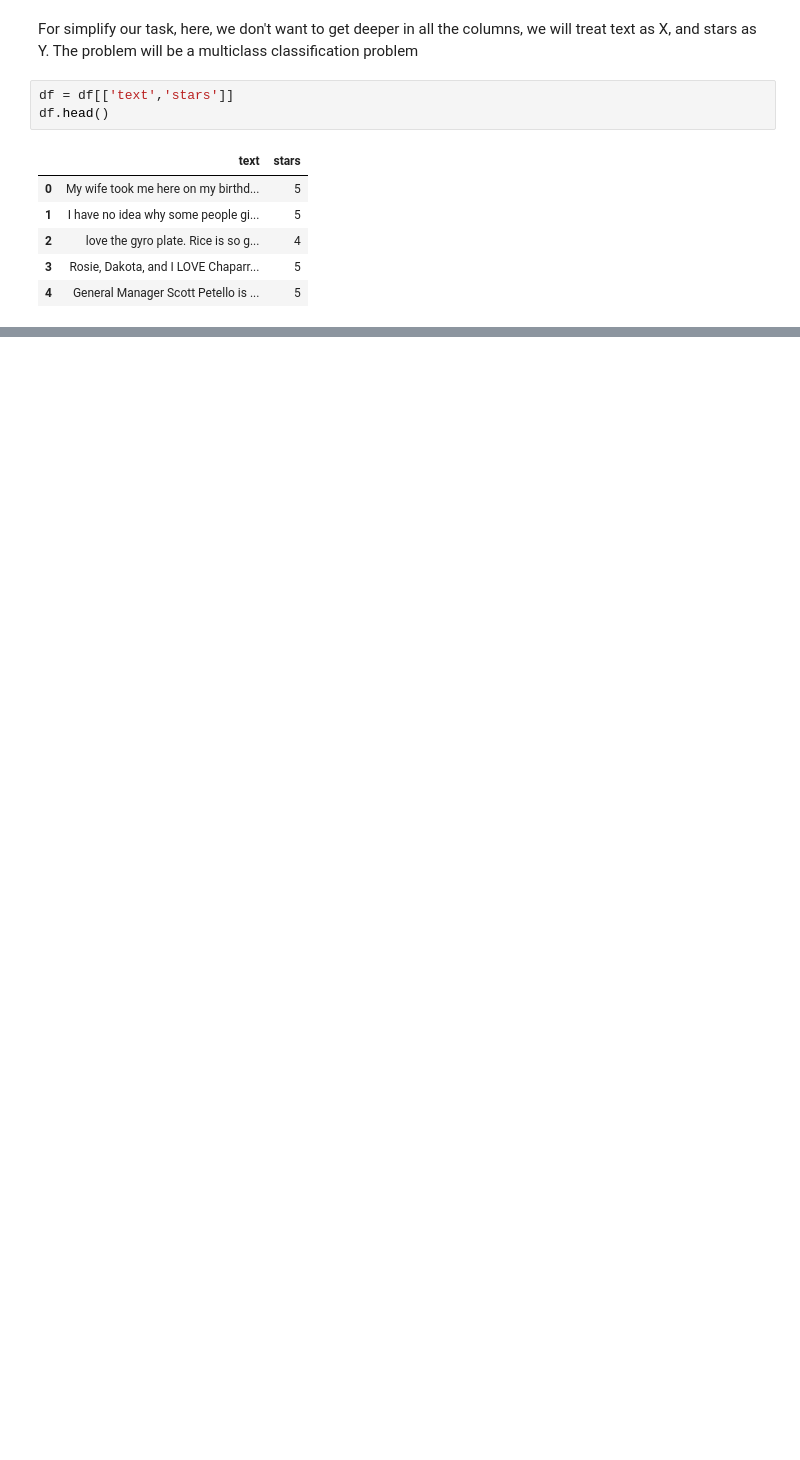
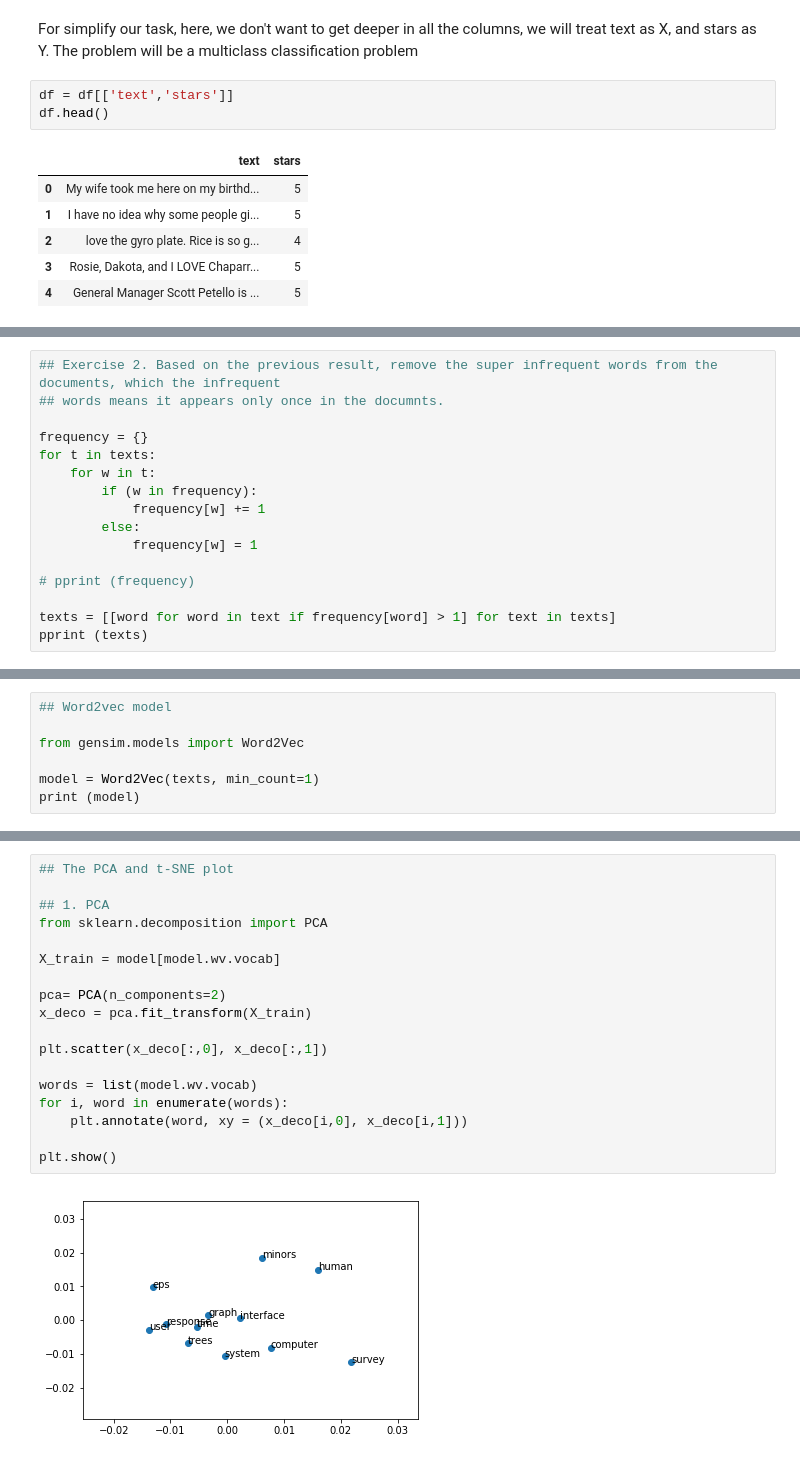
Before and after one commit to dangspin/Deep_learning_study, a Jupyter notebook: Big_Exercise.ipynb, the cells around one changed output, grey strips where cells are left out. Saved outputs shown, nothing was run; the diff lists cells and outputs as text; blank space fills up the shorter version.

Commit message:
add some new exercise

```diff
--- a/Big_Exercise.ipynb
+++ b/Big_Exercise.ipynb
@@ -54,0 +115,16 @@ df.head()
+# %%
+## Exercise 2. Based on the previous result, remove the super infrequent words from the documents, which the infrequent
+## words means it appears only once in the documnts.
+
+frequency = {}
+for t in texts:
+    for w in t:
+        if (w in frequency):
+            frequency[w] += 1
+        else:
+            frequency[w] = 1
+
+# pprint (frequency)
+
+texts = [[word for word in text if frequency[word] > 1] for text in texts]
+pprint (texts)
@@ -54,0 +172,7 @@ df.head()
+# %%
+## Word2vec model
+
+from gensim.models import Word2Vec
+
+model = Word2Vec(texts, min_count=1)
+print (model)
@@ -54,0 +206,20 @@ df.head()
+# %%
+## The PCA and t-SNE plot
+
+## 1. PCA
+from sklearn.decomposition import PCA
+
+X_train = model[model.wv.vocab]
+
+pca= PCA(n_components=2)
+x_deco = pca.fit_transform(X_train)
+
+plt.scatter(x_deco[:,0], x_deco[:,1])
+
+words = list(model.wv.vocab)
+for i, word in enumerate(words):
+    plt.annotate(word, xy = (x_deco[i,0], x_deco[i,1]))
+
+plt.show()
+# %% [output]
+[figure, added]
```
Also changed, not shown: parts of 17 cells of this notebook.
